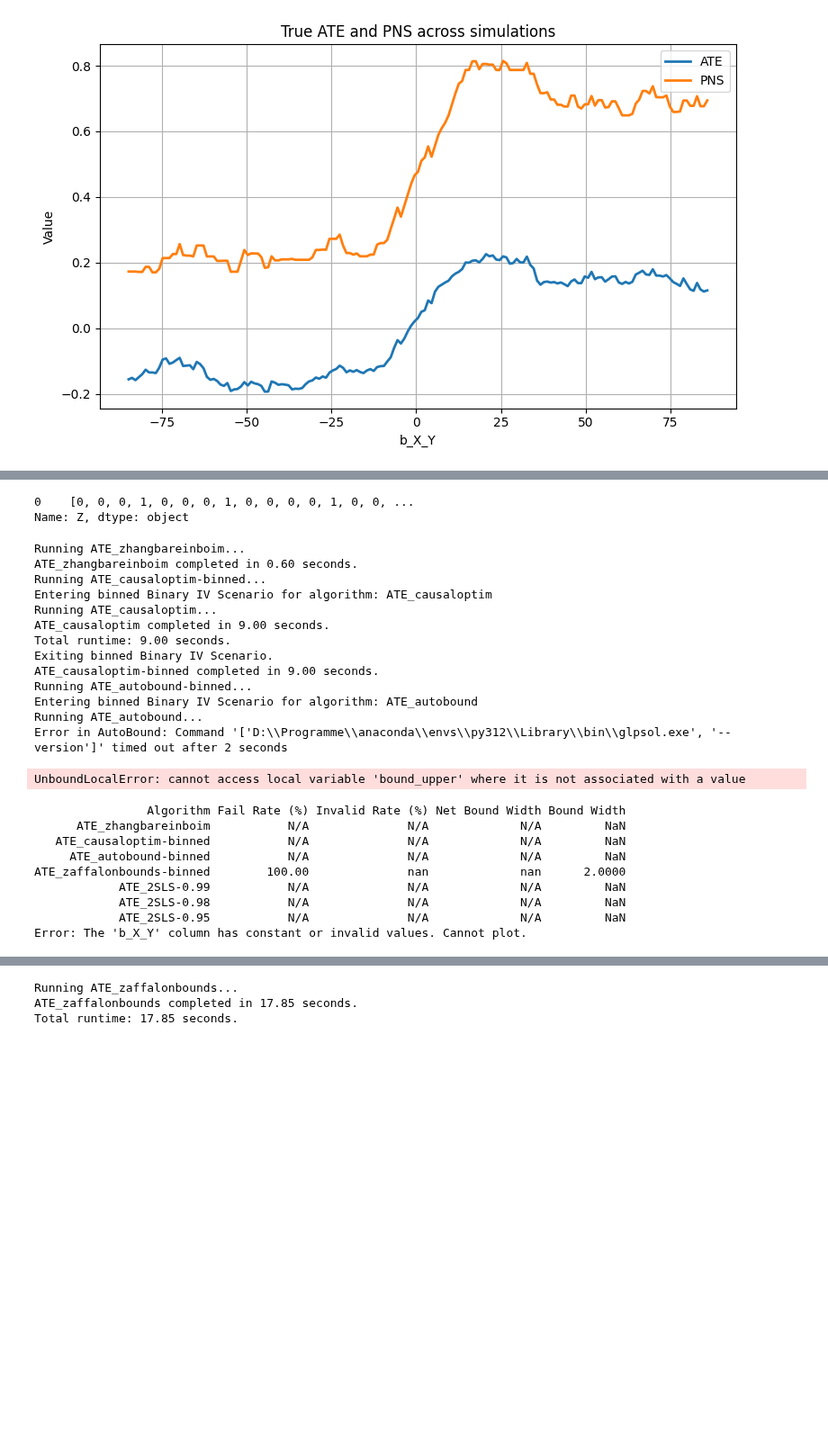
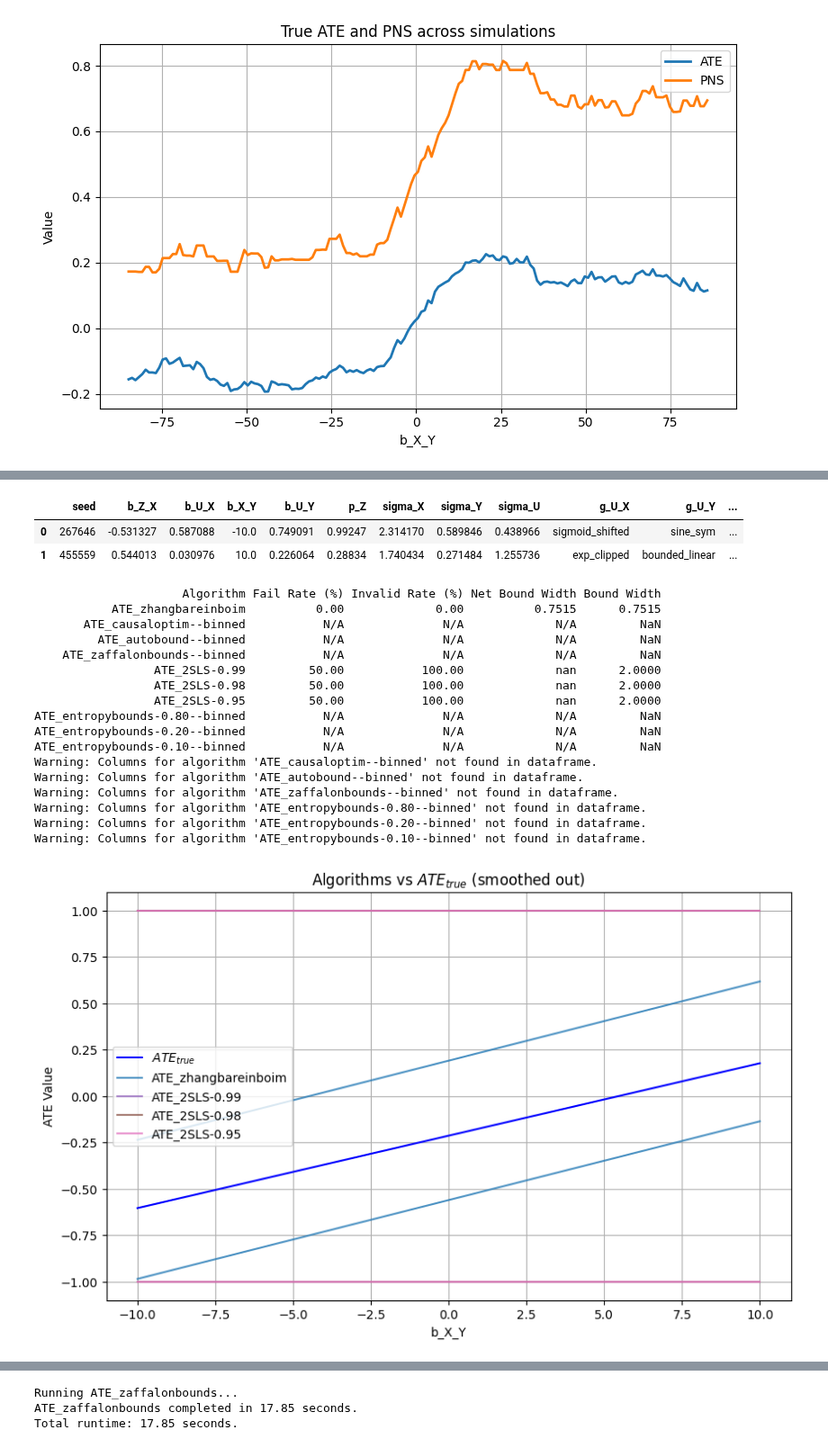
Before and after one commit to tmaringgele/causal-bounds, a Jupyter notebook: simulation_engine/test.ipynb, the cells around one changed output, grey strips where cells are left out. Shown at 90% size. Cells and saved outputs as stored; diff of their text form; code cells hidden in the pictures; blank space fills up the shorter version.

Commit message:
update fail handling

```diff
--- a/simulation_engine/test.ipynb
+++ b/simulation_engine/test.ipynb
@@ -98,48 +67,32 @@ Total runtime: 20.25 seconds.
-# %%
-data = BinaryIV.generate_data_rolling_ate(1)
-binaryIV = BinaryIV('IV Dag', data)
-binaryIV.data
-# %% [output]
-0    [0, 0, 0, 1, 0, 0, 0, 1, 0, 0, 0, 0, 1, 0, 0, ...
-Name: Z, dtype: object
-# %%
-data = ContinuousIV.run_rolling_b_X_Y_simulations(
-        b_range=(3, 10), N_points=1, replications=1, n=500,
-        allowed_functions=['identity'])
-
-algs = ['ATE_zaffalonbounds-binned']
-contIV = ContinuousIV('IV Dag', data)
-contIV.run()
-contIV.binaryIV.data
-# %% [output]
-Running ATE_zhangbareinboim...
-ATE_zhangbareinboim completed in 0.60 seconds.
-Running ATE_causaloptim-binned...
-Entering binned Binary IV Scenario for algorithm: ATE_causaloptim
-Running ATE_causaloptim...
-ATE_causaloptim completed in 9.00 seconds.
-Total runtime: 9.00 seconds.
-Exiting binned Binary IV Scenario.
-ATE_causaloptim-binned completed in 9.00 seconds.
-Running ATE_autobound-binned...
-Entering binned Binary IV Scenario for algorithm: ATE_autobound
-Running ATE_autobound...
-Error in AutoBound: Command '['D:\\Programme\\anaconda\\envs\\py312\\Library\\bin\\glpsol.exe', '--version']' timed out after 2 seconds
-UnboundLocalError: cannot access local variable 'bound_upper' where it is not associated with a value
+# %%
+contIV.binaryIV.data
+# %% [output]
+|  | seed | b_Z_X | b_U_X | b_X_Y | b_U_Y | p_Z | sigma_X | sigma_Y | sigma_U | g_U_X | g_U_Y | ... |
+| 0 | 267646 | -0.531327 | 0.587088 | -10.0 | 0.749091 | 0.99247 | 2.314170 | 0.589846 | 0.438966 | sigmoid_shifted | sine_sym | ... |
+| 1 | 455559 | 0.544013 | 0.030976 | 10.0 | 0.226064 | 0.28834 | 1.740434 | 0.271484 | 1.255736 | exp_clipped | bounded_linear | ... |
 # %%
 algs = contIV.get_algorithms('ATE')
 PlottingUtil.print_bound_statistics_table(contIV.data, algs)
-PlottingUtil.plot_smoothed_query_vs_bounds(contIV.data, 'ATE', algs, 5)
+PlottingUtil.plot_smoothed_query_vs_bounds(contIV.data, 'ATE', algs)
 # %% [output]
-                Algorithm Fail Rate (%) Invalid Rate (%) Net Bound Width Bound Width
-      ATE_zhangbareinboim           N/A              N/A             N/A         NaN
-   ATE_causaloptim-binned           N/A              N/A             N/A         NaN
-     ATE_autobound-binned           N/A              N/A             N/A         NaN
-ATE_zaffalonbounds-binned        100.00              nan             nan      2.0000
-            ATE_2SLS-0.99           N/A              N/A             N/A         NaN
-            ATE_2SLS-0.98           N/A              N/A             N/A         NaN
-            ATE_2SLS-0.95           N/A              N/A             N/A         NaN
-Error: The 'b_X_Y' column has constant or invalid values. Cannot plot.
+                     Algorithm Fail Rate (%) Invalid Rate (%) Net Bound Width Bound Width
+           ATE_zhangbareinboim          0.00             0.00          0.7515      0.7515
+       ATE_causaloptim--binned           N/A              N/A             N/A         NaN
+         ATE_autobound--binned           N/A              N/A             N/A         NaN
+    ATE_zaffalonbounds--binned           N/A              N/A             N/A         NaN
+                 ATE_2SLS-0.99         50.00           100.00             nan      2.0000
+                 ATE_2SLS-0.98         50.00           100.00             nan      2.0000
+                 ATE_2SLS-0.95         50.00           100.00             nan      2.0000
+ATE_entropybounds-0.80--binned           N/A              N/A             N/A         NaN
+ATE_entropybounds-0.20--binned           N/A              N/A             N/A         NaN
+ATE_entropybounds-0.10--binned           N/A              N/A             N/A         NaN
+Warning: Columns for algorithm 'ATE_causaloptim--binned' not found in dataframe.
+Warning: Columns for algorithm 'ATE_autobound--binned' not found in dataframe.
+Warning: Columns for algorithm 'ATE_zaffalonbounds--binned' not found in dataframe.
+Warning: Columns for algorithm 'ATE_entropybounds-0.80--binned' not found in dataframe.
+Warning: Columns for algorithm 'ATE_entropybounds-0.20--binned' not found in dataframe.
+Warning: Columns for algorithm 'ATE_entropybounds-0.10--binned' not found in dataframe.
+[figure, added]
 # %%
 import matplotlib.pyplot as plt
 
```
Also changed, not shown: parts of 1 cell of this notebook, 3 other files.
